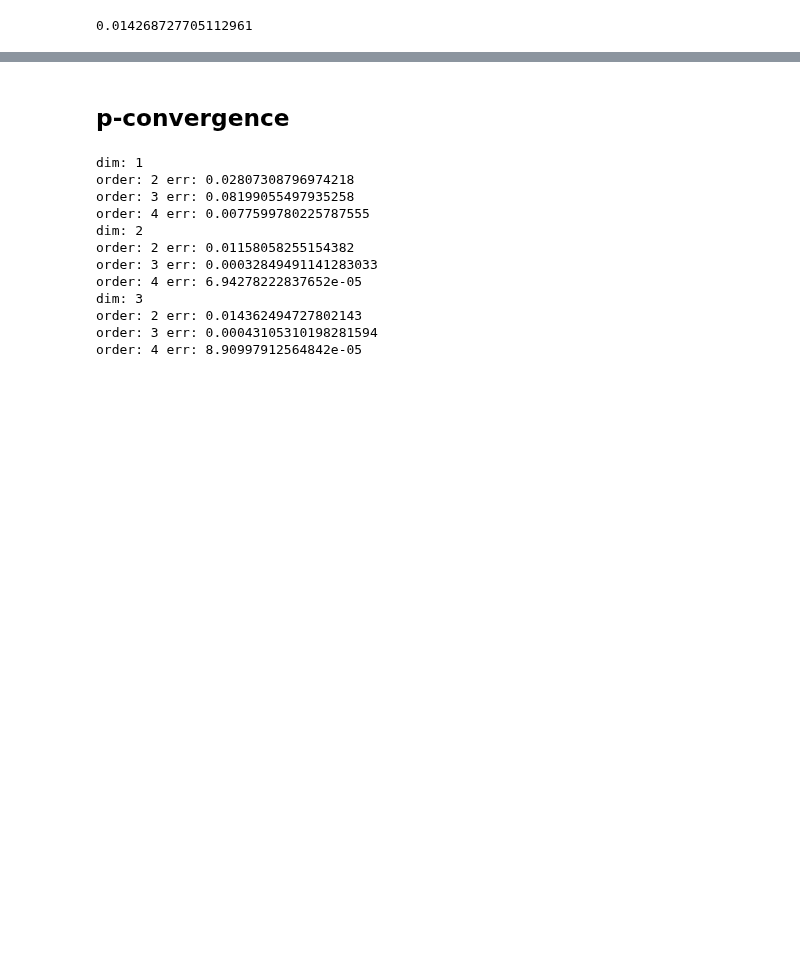
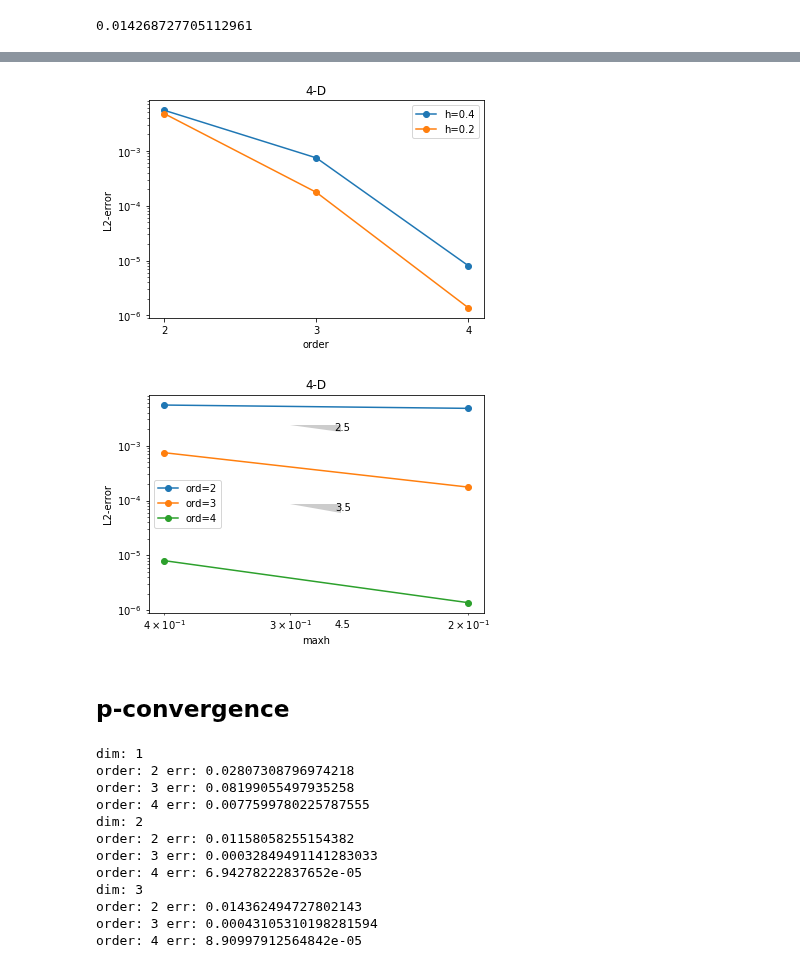
Before and after one commit to PaulSt/NGSTrefftz, a Jupyter notebook: python_test/notebooks/evolvetent.ipynb, the cells around one changed output, grey strips where cells are left out. Cells and saved outputs as stored; diff of their text form; code cells hidden in the pictures; blank space fills up the shorter version.

```diff
--- a/python_test/notebooks/evolvetent.ipynb
+++ b/python_test/notebooks/evolvetent.ipynb
@@ -87,3 +143,14 @@ for t in Timers():
+# %%
+maxorder = 5
+c = 1
+t_end = 1
+maxh = [h for h in [0.4,0.2]]
+meshes = [Mesh(unit_cube.GenerateMesh(maxh=h)) for h in maxh]
+error = hploop(meshes,maxh,maxorder,c)
+hpplot(error,range(2,maxorder),maxh,"4-D")
+# %% [output]
+[figure, added]
+[figure, added]
 # %% [markdown]
 ## p-convergence
 # %%
```
Also changed, not shown: parts of 12 cells of this notebook.
